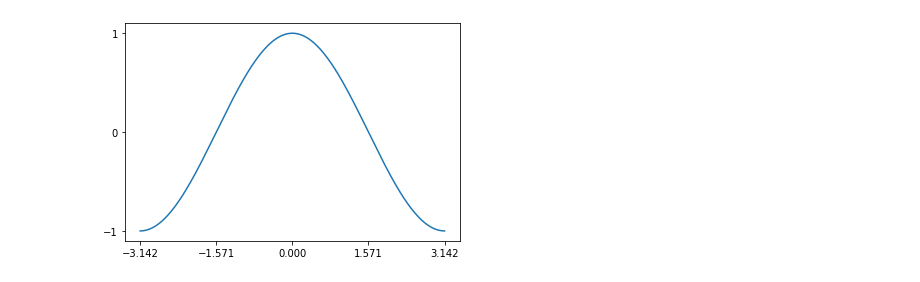
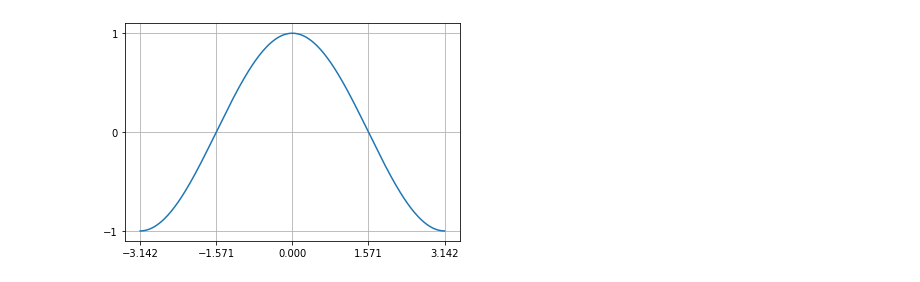
Before and after one commit to H43RO/DataAnalysis_Practice, a Jupyter notebook: Practice/Practice_Matplotlib.ipynb, the cells around one changed output. Cells and saved outputs as stored; diff of their text form; code cells hidden in the pictures.

```diff
--- a/Practice/Practice_Matplotlib.ipynb
+++ b/Practice/Practice_Matplotlib.ipynb
@@ -29,12 +41,15 @@ plt.show()
 # %%
+# Tick 설정해주기
+
 import matplotlib.pyplot as plt
 import numpy as np
 
 x = np.linspace(-np.pi, np.pi, 256)
 c = np.cos(x)
 plt.plot(x, c)
 plt.xticks([-np.pi, -np.pi / 2, 0, np.pi / 2, np.pi])
 plt.yticks([-1, 0, +1])
+plt.grid(True)
 plt.show()
 # %% [output]
-[figure, old version]
+[figure, new version]
```
Also changed, not shown: parts of 3 cells of this notebook.
